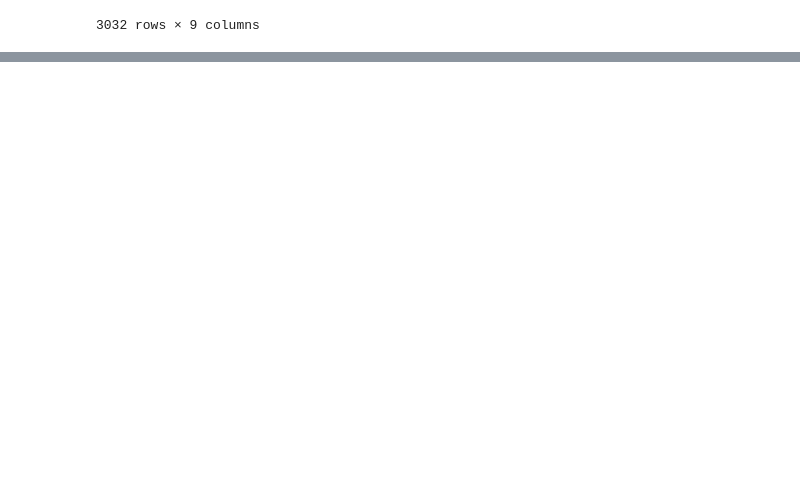
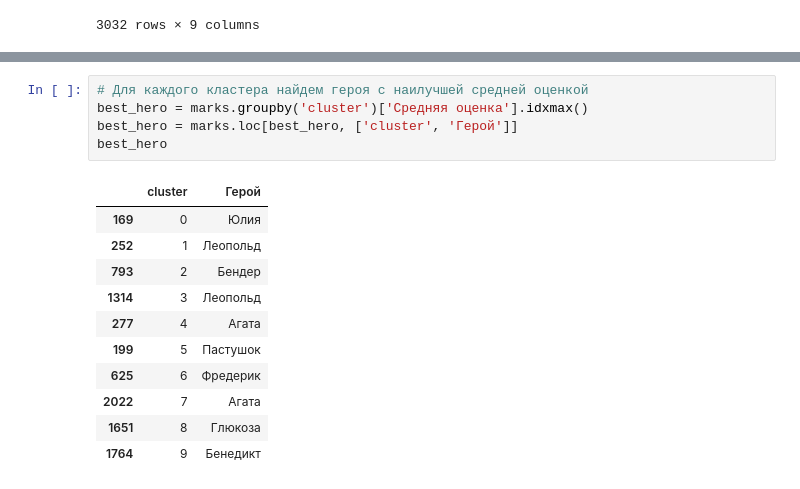
Before and after one commit to zina1t/GPNChallenge, a Jupyter notebook: solution.ipynb, the cells around one changed output, grey strips where cells are left out. Saved outputs shown, nothing was run; the diff lists cells and outputs as text; blank space fills up the shorter version.

Commit message:
top roles/heros

```diff
--- a/solution.ipynb
+++ b/solution.ipynb
@@ -294,0 +312,17 @@ marks
+# %%
+# Для каждого кластера найдем героя с наилучшей средней оценкой
+best_hero = marks.groupby('cluster')['Средняя оценка'].idxmax()
+best_hero = marks.loc[best_hero, ['cluster', 'Герой']]
+best_hero
+# %% [output]
+|  | cluster | Герой |
+| 169 | 0 | Юлия |
+| 252 | 1 | Леопольд |
+| 793 | 2 | Бендер |
+| 1314 | 3 | Леопольд |
+| 277 | 4 | Агата |
+| 199 | 5 | Пастушок |
+| 625 | 6 | Фредерик |
+| 2022 | 7 | Агата |
+| 1651 | 8 | Глюкоза |
+| 1764 | 9 | Бенедикт |
```
Also changed, not shown: parts of 6 cells of this notebook.
